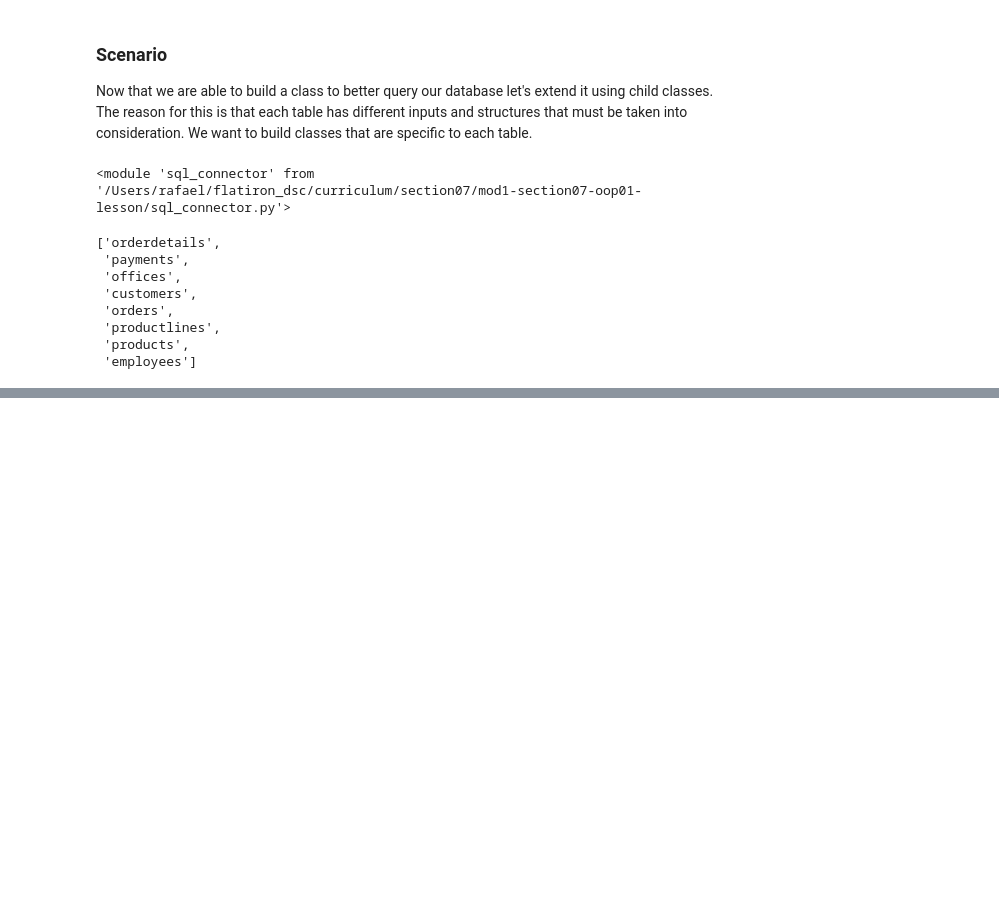
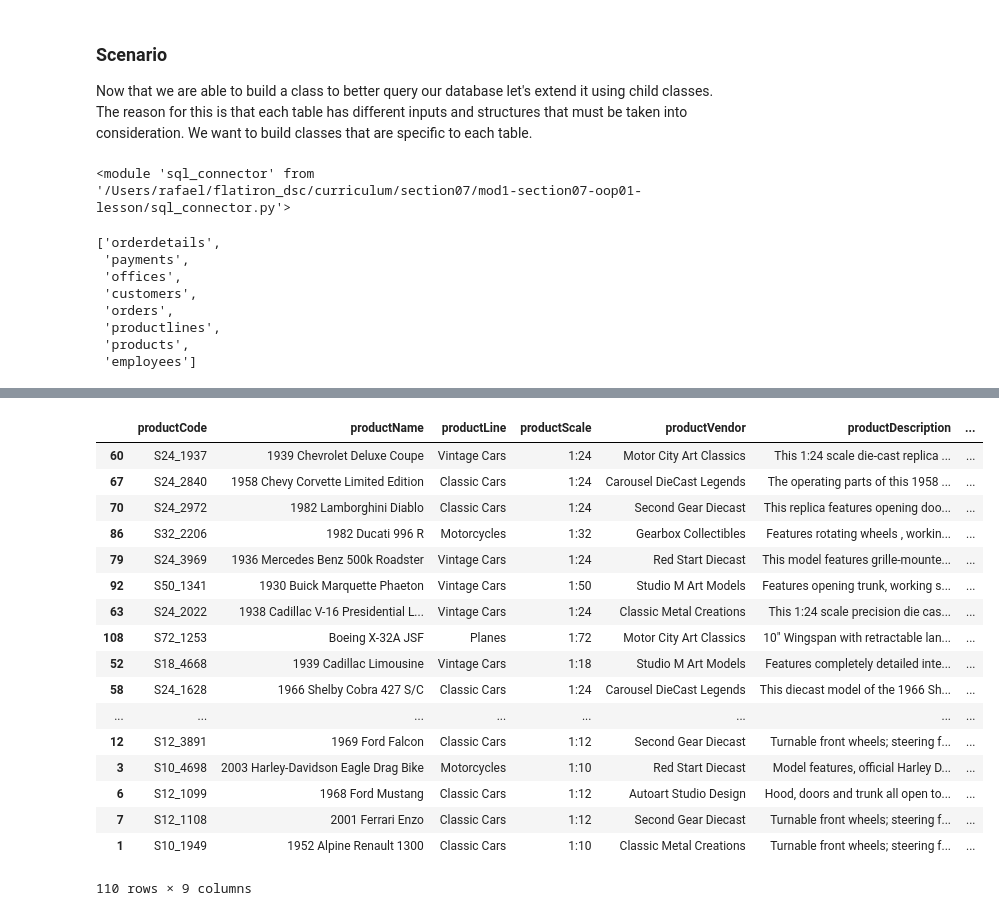
Before and after one commit to erdosn/mod1-section07-oop01-lesson, a Jupyter notebook: lesson-plan.ipynb, the cells around one changed output, grey strips where cells are left out. Drawn from its saved outputs; the diff is of its cells as text; code cells hidden in the pictures; blank space fills up the shorter version.

```diff
--- a/lesson-plan.ipynb
+++ b/lesson-plan.ipynb
@@ -52,0 +65,21 @@ products.columns
+# %%
+products.sort_table(df_products, 'MSRP')
+# %% [output]
+|  | productCode | productName | productLine | productScale | productVendor | productDescription | ... |
+| 60 | S24_1937 | 1939 Chevrolet Deluxe Coupe | Vintage Cars | 1:24 | Motor City Art Classics | This 1:24 scale die-cast replica ... | ... |
+| 67 | S24_2840 | 1958 Chevy Corvette Limited Edition | Classic Cars | 1:24 | Carousel DieCast Legends | The operating parts of this 1958 ... | ... |
+| 70 | S24_2972 | 1982 Lamborghini Diablo | Classic Cars | 1:24 | Second Gear Diecast | This replica features opening doo... | ... |
+| 86 | S32_2206 | 1982 Ducati 996 R | Motorcycles | 1:32 | Gearbox Collectibles | Features rotating wheels , workin... | ... |
+| 79 | S24_3969 | 1936 Mercedes Benz 500k Roadster | Vintage Cars | 1:24 | Red Start Diecast | This model features grille-mounte... | ... |
+| 92 | S50_1341 | 1930 Buick Marquette Phaeton | Vintage Cars | 1:50 | Studio M Art Models | Features opening trunk, working s... | ... |
+| 63 | S24_2022 | 1938 Cadillac V-16 Presidential L... | Vintage Cars | 1:24 | Classic Metal Creations | This 1:24 scale precision die cas... | ... |
+| 108 | S72_1253 | Boeing X-32A JSF | Planes | 1:72 | Motor City Art Classics | 10" Wingspan with retractable lan... | ... |
+| 52 | S18_4668 | 1939 Cadillac Limousine | Vintage Cars | 1:18 | Studio M Art Models | Features completely detailed inte... | ... |
+| 58 | S24_1628 | 1966 Shelby Cobra 427 S/C | Classic Cars | 1:24 | Carousel DieCast Legends | This diecast model of the 1966 Sh... | ... |
+| ... | ... | ... | ... | ... | ... | ... | ... |
+| 12 | S12_3891 | 1969 Ford Falcon | Classic Cars | 1:12 | Second Gear Diecast | Turnable front wheels; steering f... | ... |
+| 3 | S10_4698 | 2003 Harley-Davidson Eagle Drag Bike | Motorcycles | 1:10 | Red Start Diecast | Model features, official Harley D... | ... |
+| 6 | S12_1099 | 1968 Ford Mustang | Classic Cars | 1:12 | Autoart Studio Design | Hood, doors and trunk all open to... | ... |
+| 7 | S12_1108 | 2001 Ferrari Enzo | Classic Cars | 1:12 | Second Gear Diecast | Turnable front wheels; steering f... | ... |
+| 1 | S10_1949 | 1952 Alpine Renault 1300 | Classic Cars | 1:10 | Classic Metal Creations | Turnable front wheels; steering f... | ... |
+110 rows × 9 columns
```
Also changed, not shown: parts of 21 cells of this notebook, 1 other file.
